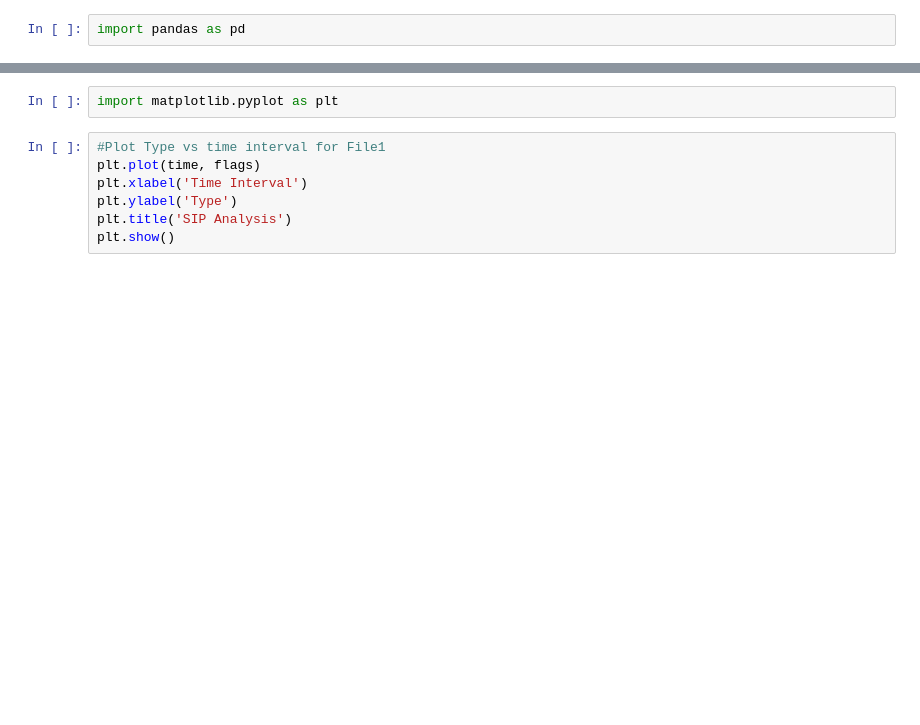
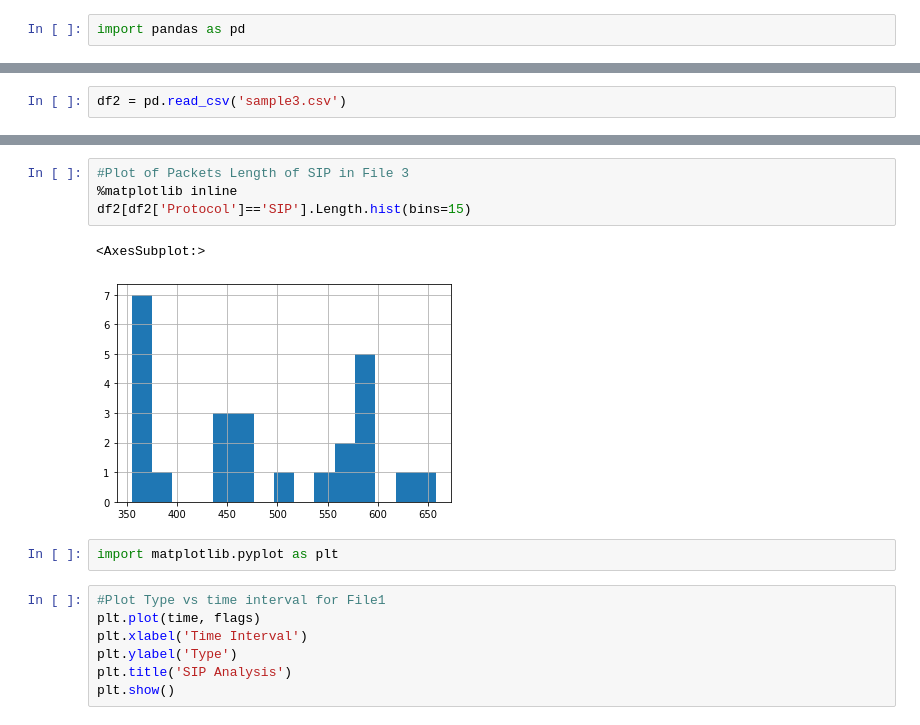
Before and after one commit to akashdecoder/CISCO_PROJECT_SIP_PROTOCOL, a Jupyter notebook: SIPAnalysis.ipynb, the cells around one changed output, grey strips where cells are left out. Saved outputs shown, nothing was run; the diff lists cells and outputs as text; blank space fills up the shorter version.

Commit message:
Analyzed three PCAP files in one graph

```diff
--- a/SIPAnalysis.ipynb
+++ b/SIPAnalysis.ipynb
@@ -50,0 +51,2 @@ df1.shape[0]
+# %%
+df2 = pd.read_csv('sample3.csv')
@@ -203,3 +303,10 @@ df1[df1['Protocol']=='SIP'].Length.hist(bins=15)
+# %%
+#Plot of Packets Length of SIP in File 3
+%matplotlib inline
+df2[df2['Protocol']=='SIP'].Length.hist(bins=15)
+# %% [output]
+<AxesSubplot:>
+[figure, added]
 # %%
 import matplotlib.pyplot as plt
 # %%
```
Also changed, not shown: parts of 26 cells of this notebook, 6 other files.
